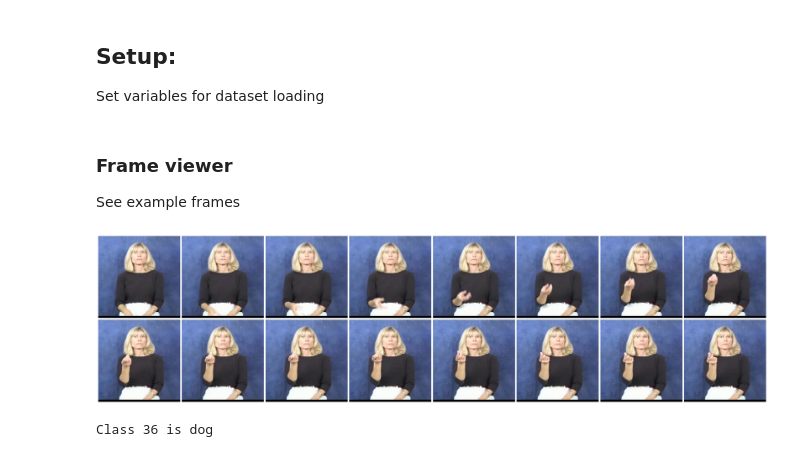
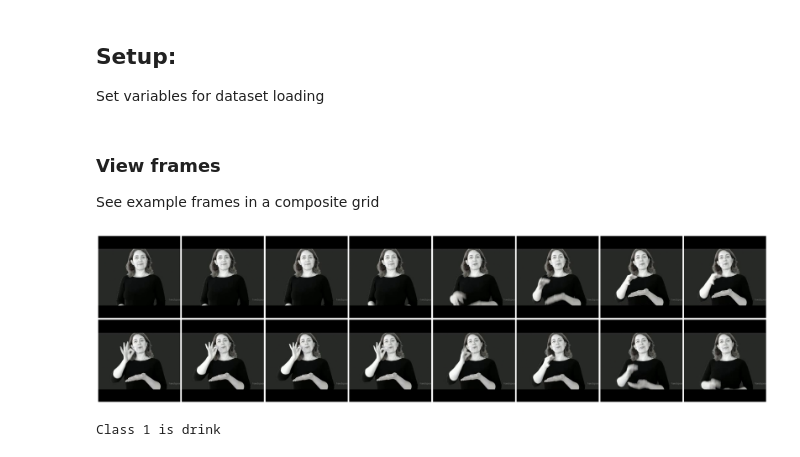
Before and after one commit to 0p3nTheSauce/SLR, a Jupyter notebook: src/results/dataset_analysis/class_viewer.ipynb, the cells around one changed output. Cells and saved outputs as stored; diff of their text form; code cells hidden in the pictures.

Commit message:
updated frame viewing

```diff
--- a/src/results/dataset_analysis/class_viewer.ipynb
+++ b/src/results/dataset_analysis/class_viewer.ipynb
@@ -18,33 +13,38 @@ from src.configs import get_class_list
 Set variables for dataset loading
 # %%
 # all_classes = get_class_list()
+
 set_font_size() # Set font size for all plots
 verbosity = 2
-save_files = False
-split_idx = 0 #change for different split
+frame_size = 256
+target_length = 16
+split_idx = 3 #change for different split
 set_idx = 1 #change for different set
-split_options: List[AVAIL_SPLITS] = ["asl100", "asl300", "asl1000", "asl2000", 'asl100_bottom', 'asl100_worst']
-set_options: List[AVAIL_SETS] = ['train', 'test', 'val']
+split_options: list[AVAIL_SPLITS] = ["asl100", "asl300", "asl1000", "asl2000", 'asl100_bottom', 'asl100_worst']
+set_options: list[AVAIL_SETS] = ['train', 'test', 'val']
 split_name: AVAIL_SPLITS = split_options[split_idx]
 set_name: AVAIL_SETS = set_options[set_idx]
 
 all_classes = get_class_list()
-cls_index = all_classes.index("dog") #change for different class
+cls_index = all_classes.index("drink") #change for different class
 all_sets = get_all_sets(split_name)
-frame_viewer = FrameVisualiser(
+frame_fetcher = FrameFetcher(
     cls_idx=cls_index,
     all_sets=all_sets,
     set_name=set_name,
-    split_name=split_name
+    split_name=split_name,
+    frame_size=frame_size,
+    target_length=target_length
 )
 # print_v = printv(verbosity)
 # %% [markdown]
-### Frame viewer
+### View frames
 
-See example frames
+See example frames in a composite grid
 # %%
-frame_viewer()
+frames = frame_fetcher()
+plt_display_grid(frames, num=target_length)
 print(f"Class {cls_index} is {all_classes[cls_index]}")
 # %% [output]
-[figure, old version]
+[figure, new version]
-Class 36 is dog
+Class 1 is drink
```
Also changed, not shown: parts of 3 cells of this notebook, 22 other files.
